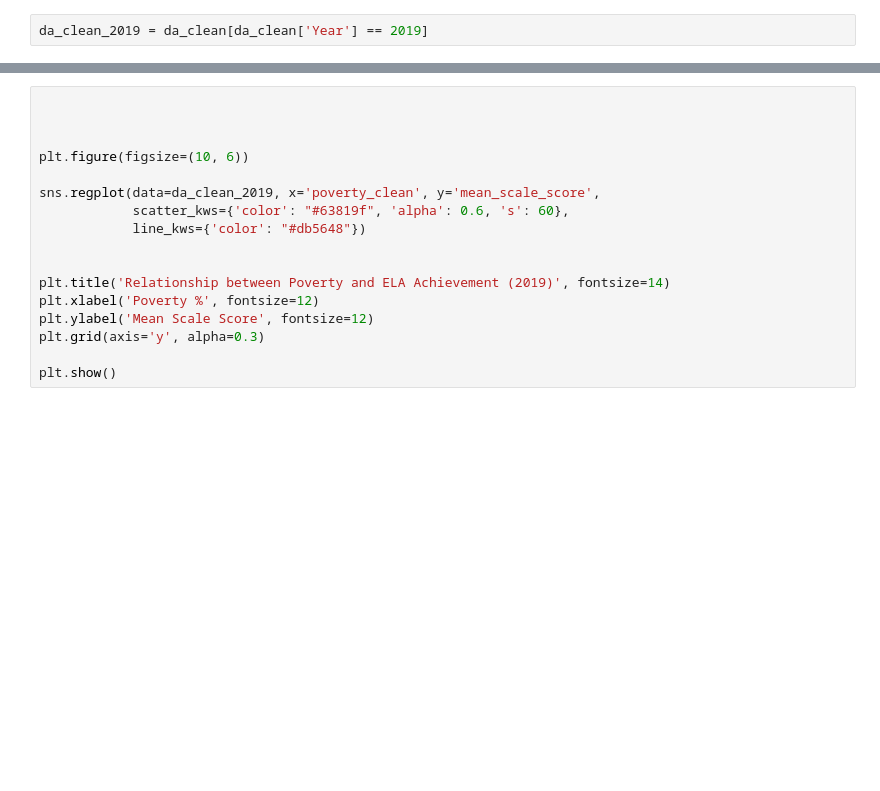
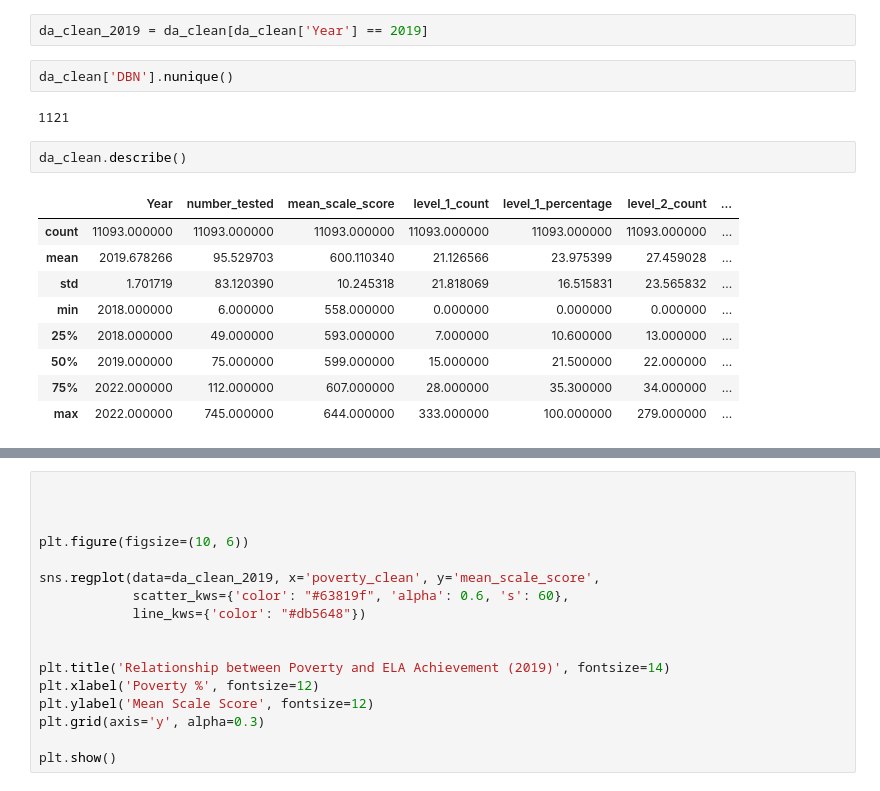
Before and after one commit to madisonajones/Master-s-Project, a Jupyter notebook: EDA_cont.ipynb, the cells around one changed output, grey strips where cells are left out. Saved outputs shown, nothing was run; the diff lists cells and outputs as text; blank space fills up the shorter version.

```diff
--- a/EDA_cont.ipynb
+++ b/EDA_cont.ipynb
@@ -45,3 +45,19 @@ da_clean = da_clean[da_clean['Grade'] != 'All Grades']
 da_clean['poverty_clean'] = da_clean['% Poverty'] * 100
 # %%
 da_clean_2019 = da_clean[da_clean['Year'] == 2019]
+# %%
+da_clean['DBN'].nunique()
+# %% [output]
+1121
+# %%
+da_clean.describe()
+# %% [output]
+|  | Year | number_tested | mean_scale_score | level_1_count | level_1_percentage | level_2_count | ... |
+| count | 11093.000000 | 11093.000000 | 11093.000000 | 11093.000000 | 11093.000000 | 11093.000000 | ... |
+| mean | 2019.678266 | 95.529703 | 600.110340 | 21.126566 | 23.975399 | 27.459028 | ... |
+| std | 1.701719 | 83.120390 | 10.245318 | 21.818069 | 16.515831 | 23.565832 | ... |
+| min | 2018.000000 | 6.000000 | 558.000000 | 0.000000 | 0.000000 | 0.000000 | ... |
+| 25% | 2018.000000 | 49.000000 | 593.000000 | 7.000000 | 10.600000 | 13.000000 | ... |
+| 50% | 2019.000000 | 75.000000 | 599.000000 | 15.000000 | 21.500000 | 22.000000 | ... |
+| 75% | 2022.000000 | 112.000000 | 607.000000 | 28.000000 | 35.300000 | 34.000000 | ... |
+| max | 2022.000000 | 745.000000 | 644.000000 | 333.000000 | 100.000000 | 279.000000 | ... |
```
Also changed, not shown: parts of 9 cells of this notebook, 15 other files.
